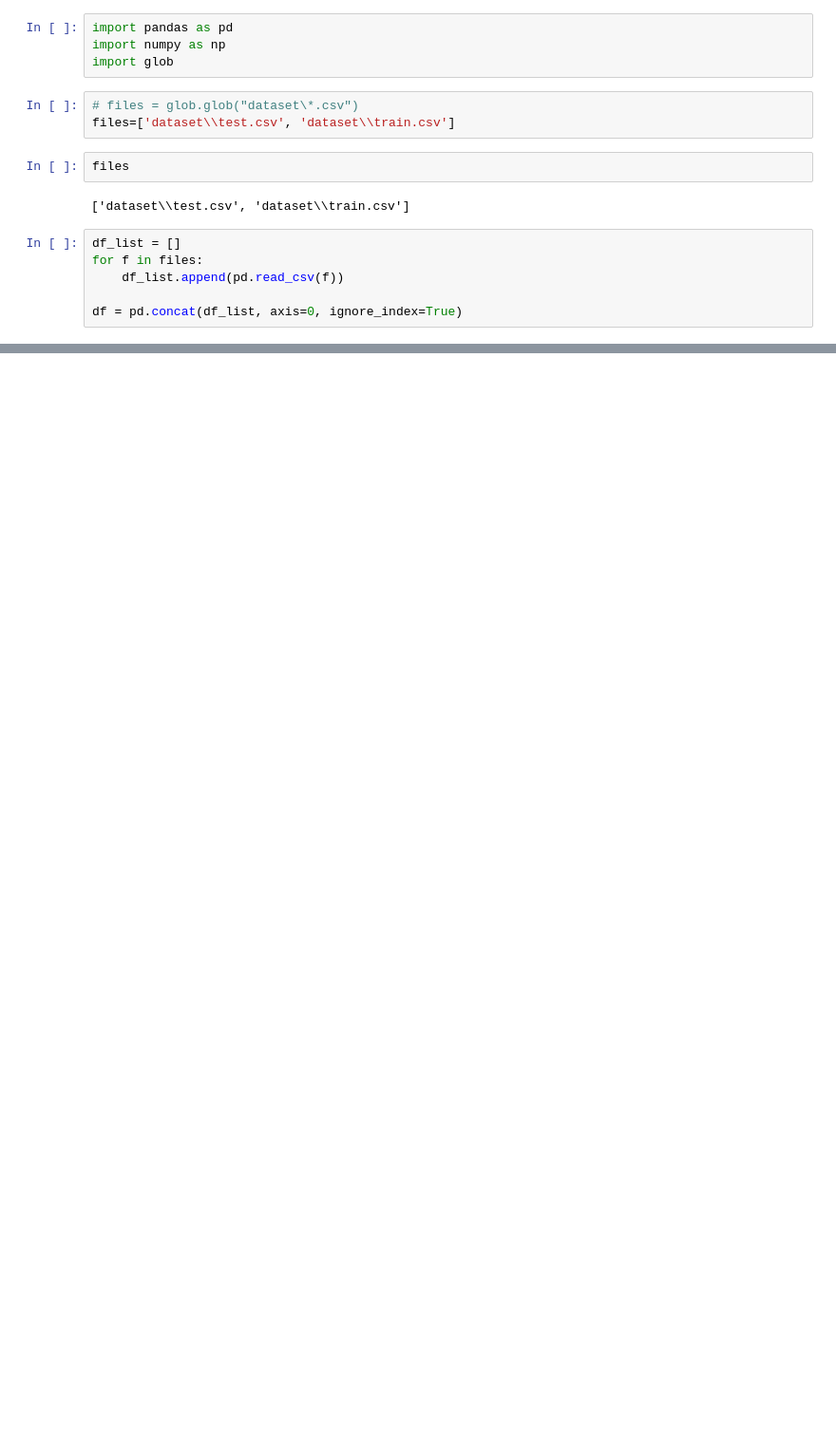
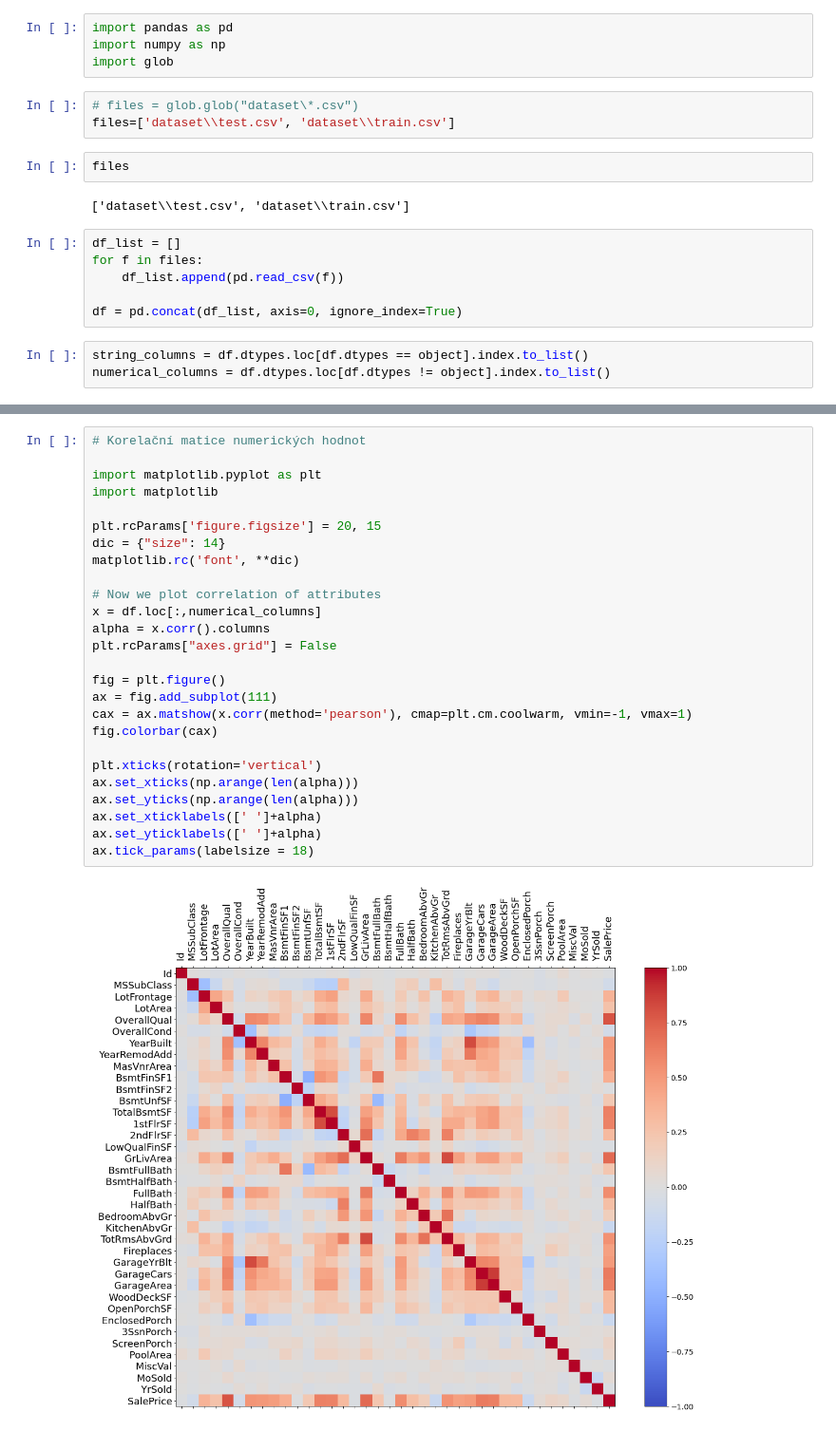
Before and after one commit to MrZH6/Pandas, a Jupyter notebook: Project.ipynb, the cells around one changed output, grey strips where cells are left out. Shown at 95% size. Saved outputs shown, nothing was run; the diff lists cells and outputs as text; blank space fills up the shorter version.

```diff
--- a/Project.ipynb
+++ b/Project.ipynb
@@ -17,4 +17,7 @@ for f in files:
     df_list.append(pd.read_csv(f))
 
 df = pd.concat(df_list, axis=0, ignore_index=True)
+# %%
+string_columns = df.dtypes.loc[df.dtypes == object].index.to_list()
+numerical_columns = df.dtypes.loc[df.dtypes != object].index.to_list()
 # %%
@@ -35,0 +117,28 @@ df
+# %%
+# Korelační matice numerických hodnot
+
+import matplotlib.pyplot as plt
+import matplotlib
+
+plt.rcParams['figure.figsize'] = 20, 15
+dic = {"size": 14}
+matplotlib.rc('font', **dic)
+
+# Now we plot correlation of attributes
+x = df.loc[:,numerical_columns]
+alpha = x.corr().columns
+plt.rcParams["axes.grid"] = False
+
+fig = plt.figure()
+ax = fig.add_subplot(111)
+cax = ax.matshow(x.corr(method='pearson'), cmap=plt.cm.coolwarm, vmin=-1, vmax=1)
+fig.colorbar(cax)
+
+plt.xticks(rotation='vertical')
+ax.set_xticks(np.arange(len(alpha)))
+ax.set_yticks(np.arange(len(alpha)))
+ax.set_xticklabels([' ']+alpha)
+ax.set_yticklabels([' ']+alpha)
+ax.tick_params(labelsize = 18)
+# %% [output]
+[figure, added]
```
Also changed, not shown: parts of 19 cells of this notebook.
